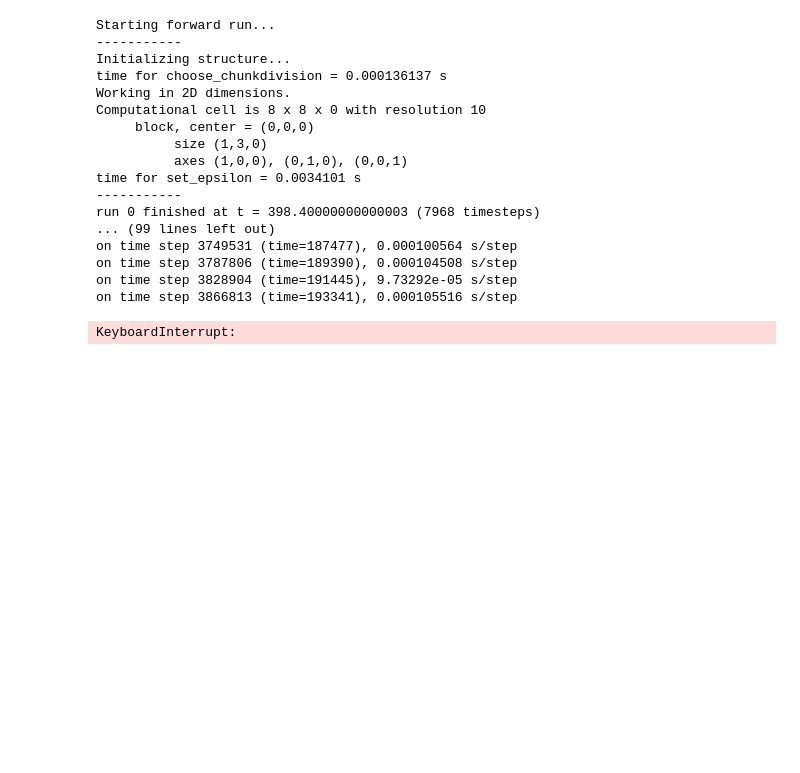
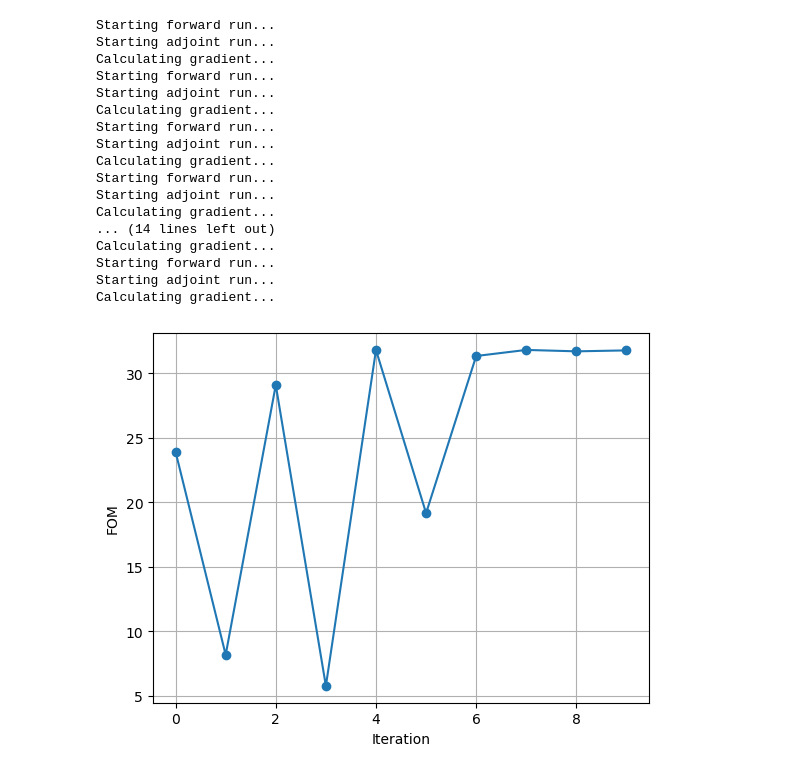
Before and after one commit to y0ooung/Meep, a Jupyter notebook: meep_project.ipynb, the cells around one changed output. Cells and saved outputs as stored; diff of their text form; code cells hidden in the pictures; blank space fills up the shorter version.

```diff
--- a/meep_project.ipynb
+++ b/meep_project.ipynb
@@ -102,6 +100,6 @@ plt.show()
 # %%
 evaluation_history = []
-sensitivy = [0]
+sensitivity = [0]
 
 def f(x, grad):
     f0, dJ_du = opt([x])
@@ -109,7 +107,7 @@ def f(x, grad):
     if grad.size > 0:
         grad[:] = np.squeeze(dJ_du)
     evaluation_history.append(np.real(f0))
-    sensitivy[0] = dJ_du
+    sensitivity[0] = dJ_du
     return np.real(f0)
 
 algorithm = nlopt.LD_MMA
@@ -125,20 +123,28 @@ solver.set_maxeval(maxeval)
 x = solver.optimize(x0)
 # %% [output]
 Starting forward run...
------------
-Initializing structure...
-time for choose_chunkdivision = 0.000136137 s
-Working in 2D dimensions.
-Computational cell is 8 x 8 x 0 with resolution 10
-     block, center = (0,0,0)
-          size (1,3,0)
-          axes (1,0,0), (0,1,0), (0,0,1)
-time for set_epsilon = 0.0034101 s
------------
-run 0 finished at t = 398.40000000000003 (7968 timesteps)
-... (99 lines left out)
-on time step 3749531 (time=187477), 0.000100564 s/step
-on time step 3787806 (time=189390), 0.000104508 s/step
-on time step 3828904 (time=191445), 9.73292e-05 s/step
-on time step 3866813 (time=193341), 0.000105516 s/step
+Starting adjoint run...
+Calculating gradient...
+Starting forward run...
+Starting adjoint run...
+Calculating gradient...
+Starting forward run...
+Starting adjoint run...
+Calculating gradient...
+Starting forward run...
+Starting adjoint run...
+Calculating gradient...
+... (14 lines left out)
+Calculating gradient...
+Starting forward run...
+Starting adjoint run...
+Calculating gradient...
-KeyboardInterrupt:
+# %%
+plt.figure()
+plt.plot(evaluation_history, "o-")
+plt.grid(True)
+plt.xlabel("Iteration")
+plt.ylabel("FOM")
+plt.show()
+# %% [output]
+[figure, added]
```
Also changed, not shown: parts of 3 cells of this notebook.
